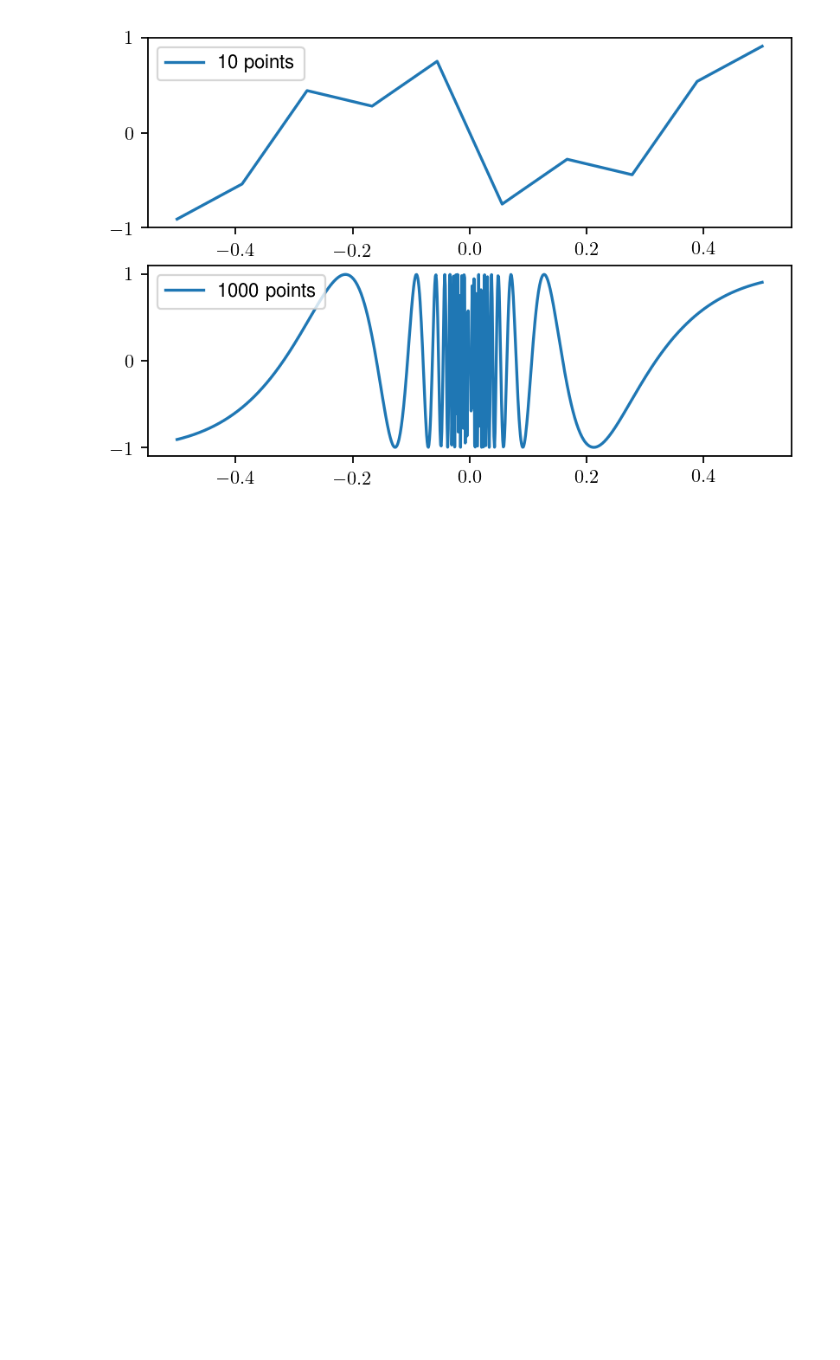
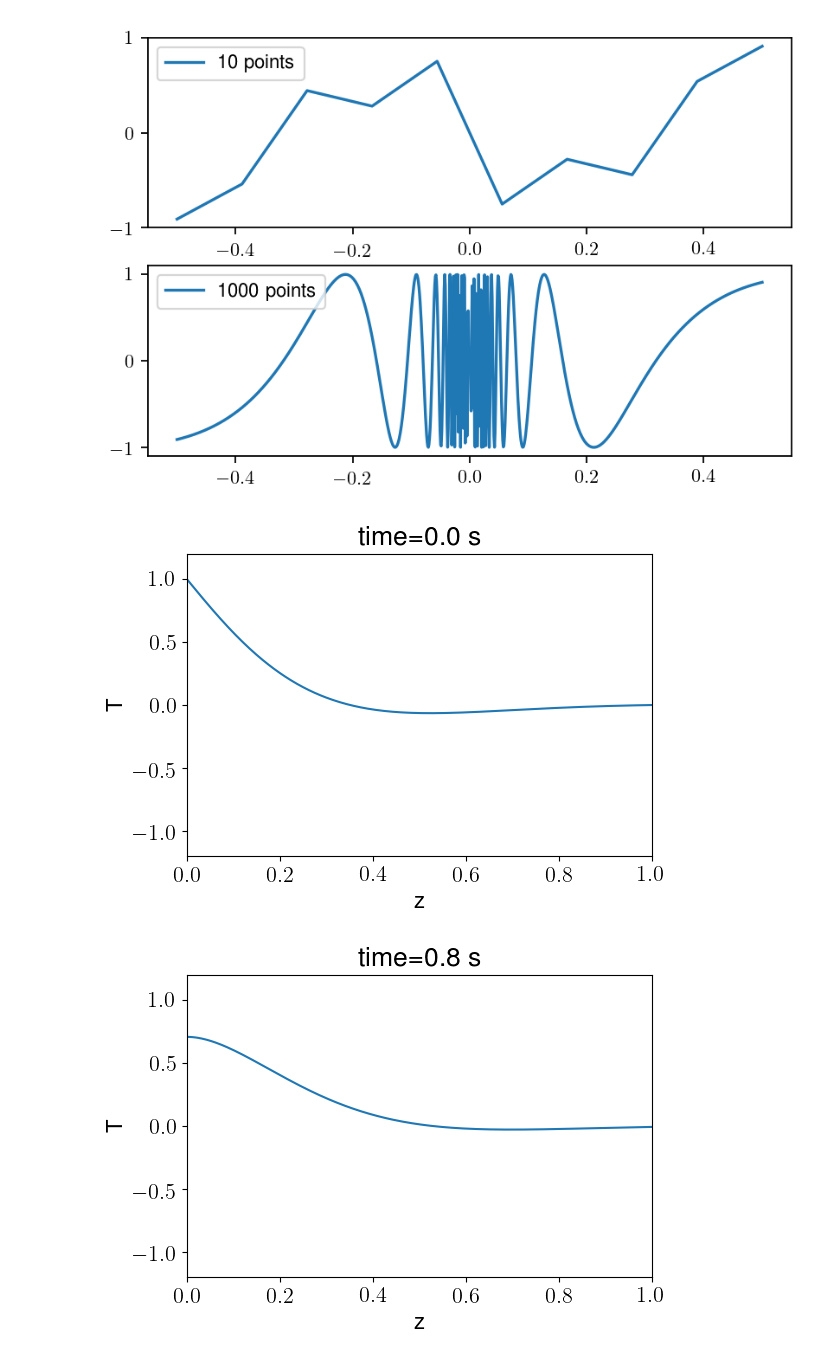
Before and after one commit to mgje/PIUMP, a Jupyter notebook: wr2018/Kapitel_4_Array_Plots.ipynb, the cells around one changed output. Drawn from its saved outputs; the diff is of its cells as text; code cells hidden in the pictures; blank space fills up the shorter version.

Commit message:
plots

```diff
--- a/wr2018/Kapitel_4_Array_Plots.ipynb
+++ b/wr2018/Kapitel_4_Array_Plots.ipynb
@@ -277,3 +279,50 @@ legend(['%d points' % len(x2)])
 show()
 # %% [output]
 [figure]
+# %%
+#### %matplotlib inline
+import matplotlib as mpl
+from matplotlib.pyplot import *
+from math import *
+import numpy as np
+
+
+# Plot Einstellungen
+mpl.rc('font',**{'family':'sans-serif',
+                 'sans-serif':['Helvetica'],'size' : '16'})
+mpl.rc('figure',**{'dpi':100})
+mpl.rc('text', usetex=True)
+
+def anim(tmax, dt, x, function, ymin, ymax, t0=0,\
+              xlab='x', ylab='y', hardcopy_stem='tmp_'):
+    t = t0
+    counter = 0
+    while t <= tmax:
+        figure()
+        y = function(x, t)
+        plot(x,y)
+        axis([x[0], x[-1], ymin, ymax])
+        ylabel(ylab)
+        xlabel(xlab)
+        title('time=%.1f s' % t)
+        #savefig(hardcopy_stem + '%04d.pdf' % counter)
+        counter = counter + 1
+        t += dt
+
+
+def T(z, t, b=4.5):
+      return np.exp(-b*z)*np.cos(t - b*z)
+
+b = float(2)
+n = 401
+z = np.linspace(0, 1, n)
+t0 = 0.001
+TMax = 2*pi
+dT = 0.25*pi
+yMin = -1.2
+yMax = 1.2
+
+anim(TMax, dT, z, T, yMin, yMax, t0, 'z', 'T')
+# %% [output]
+[figure, added]
+[figure, added]
```
Also changed, not shown: parts of 3 cells of this notebook.
